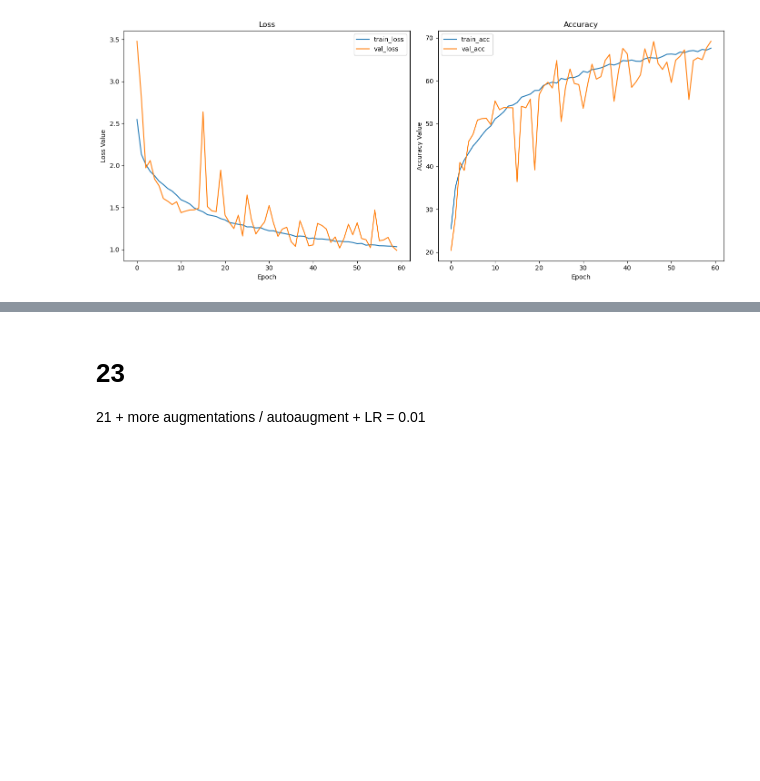
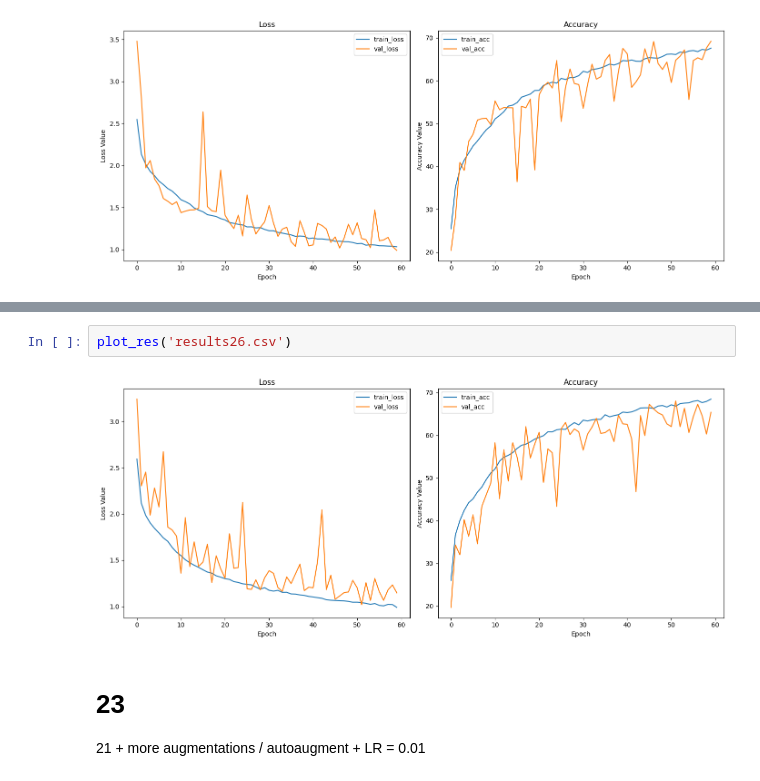
Before and after one commit to Anton123567/DL_UPC, a Jupyter notebook: results_all/Deep Learning Assignment.ipynb, the cells around one changed output, grey strips where cells are left out. Drawn from its saved outputs; the diff is of its cells as text; blank space fills up the shorter version.

```diff
--- a/results_all/Deep Learning Assignment.ipynb
+++ b/results_all/Deep Learning Assignment.ipynb
@@ -794,3 +800,7 @@ plot_res('results21.csv')
+# %%
+plot_res('results26.csv')
+# %% [output]
+[figure, added]
 # %% [markdown]
 # 23
 
```
Also changed, not shown: parts of 3 cells of this notebook, 3 other files.
